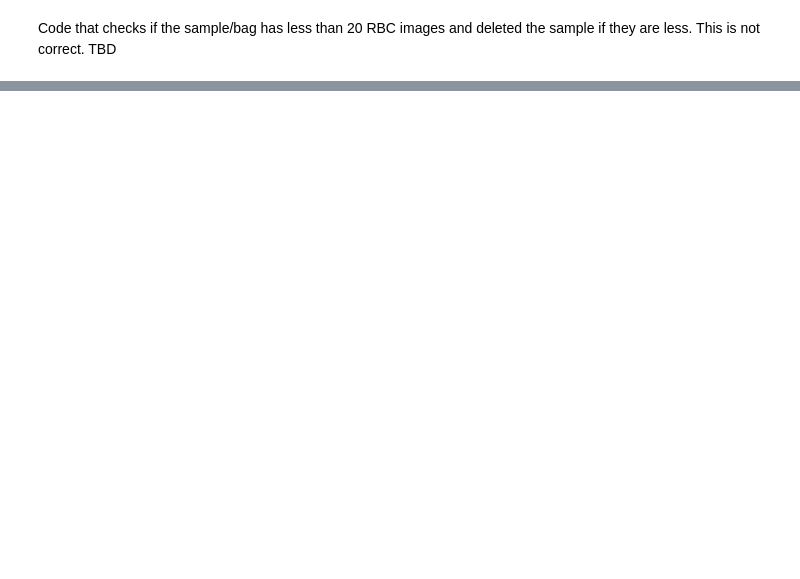
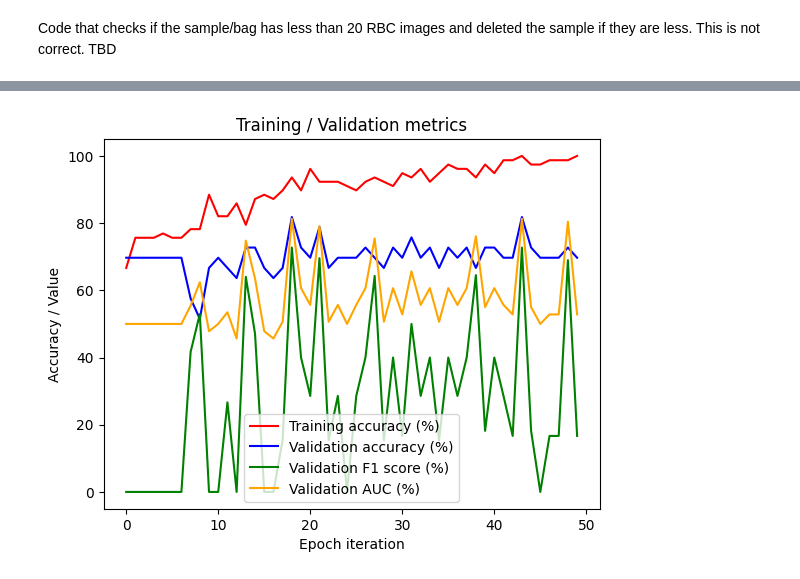
Before and after one commit to ezermoysis1/sma-detection-in-blood-samples, a Jupyter notebook: mil_rbc_WIP.ipynb, the cells around one changed output, grey strips where cells are left out. Saved outputs shown, nothing was run; the diff lists cells and outputs as text; code cells hidden in the pictures; blank space fills up the shorter version.

```diff
--- a/mil_rbc_WIP.ipynb
+++ b/mil_rbc_WIP.ipynb
@@ -23,3 +21,10 @@ attention = 1
+# %%
+# Parameters
+attention = 0 # Toggle to 1 to change aggregation function from max to attention
+dropout = 0.5 # Change the probability % of dropping out nodes
+min_number_images = 20 # Minimum number of cell images allowed for a sample to be considered
+bag_size = 20 # Amount of images (randomply samples) per bag used in each epoch
+class_weight = 1 # Toggle to 1 to apply positive weight as a means to tackle imbalanced data
 # %%
 # Define all the transforms
 
@@ -38,18 +43,19 @@ class_to_idx = {'sma': 1, 'non-sma': 0} # Dictionaty to assign 1 to 'sma' and 0
 current_directory = os.getcwd()
 
 # Relative directory of images
-other_string = "Red_Cell_Morphology 2 rbc balanced"
+other_string = "Red_Cell_Morphology_binary_cells"
 
 # Combine directpries
 new_path = os.path.join(current_directory, other_string)
 
 # Create dataset
-dataset = CustomImageDataset(root_dir=new_path, class_to_idx=class_to_idx, transform=transform_loading)
+dataset = CustomImageDataset(root_dir=new_path, class_to_idx=class_to_idx, min_number_images=min_number_images, transform=transform_loading)
+
 
 # Define the train, validation, and test ratios (e.g., 70%, 15%, 15%)
 train_ratio = 0.7
-val_ratio = 0.15
-test_ratio = 0.15
+val_ratio = 0.3
+test_ratio = 0.0
 
 # Calculate the number of samples for each split
 num_samples = len(dataset)
@@ -196,0 +86,14 @@ NameError: name 'train_dataset_augmented_normalized' is not defined
+# %%
+# Dealing with imbalanced dataset
+
+
+# Option 1: Class weighting
+pos_weight=1 # Default class weight
+
+if class_weight==1:
+    sma_num = counts['sma']
+    non_sma_num = counts['non-sma']
+    pos_weight = torch.tensor([non_sma_num/sma_num])
+    print('The weight applied to the positive class is: ', pos_weight)
+
+# Option 2: Oversampling
@@ -319,3 +306,20 @@ KeyboardInterrupt:
+# %%
+# Plotting the accuracy curves for this run
+plt.plot(train_accuracy_list, color='red', label='Training accuracy (%)')
+plt.plot(val_accuracy_list, color='blue', label='Validation accuracy (%)')
+plt.plot(val_f1_tracker, color='green', label='Validation F1 score (%)')
+plt.plot(val_roc_auc_tracker, color='orange', label='Validation AUC (%)')
+
+# Adding legend, x-label, and y-label
+plt.legend()
+plt.xlabel('Epoch iteration')
+plt.ylabel('Accuracy / Value')
+plt.title('Training / Validation metrics')
+
+# Displaying the plot
+plt.show()
+# %% [output]
+[figure, added]
 # %%
 # Plot validation accuracy in each epoch
 
```
Also changed, not shown: parts of 14 cells of this notebook.
